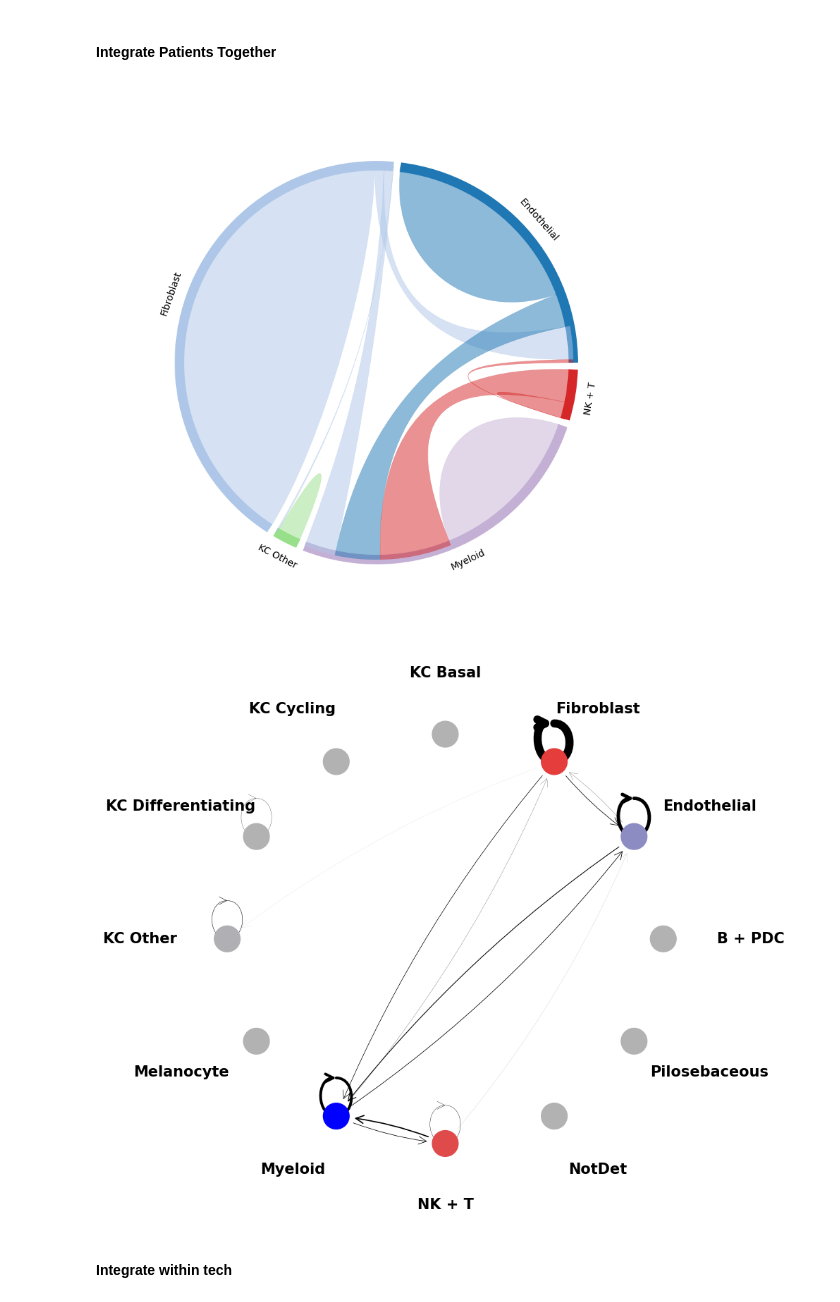
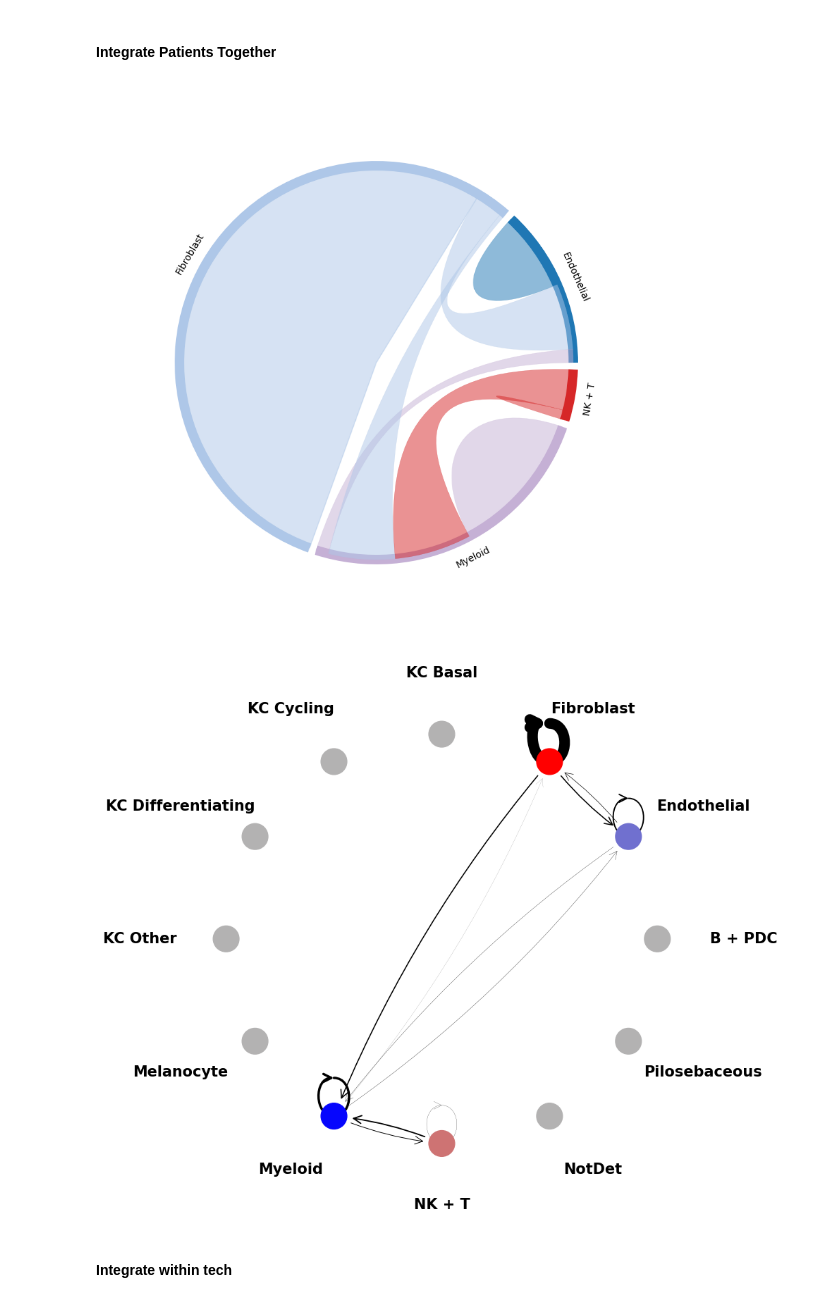
Before and after one commit to BiomedicalMachineLearning/MultimodalCCI, a Jupyter notebook: examples/melanoma_integration.ipynb, the cells around one changed output. Saved outputs shown, nothing was run; the diff lists cells and outputs as text; code cells hidden in the pictures.

```diff
--- a/examples/melanoma_integration.ipynb
+++ b/examples/melanoma_integration.ipynb
@@ -144,19 +144,18 @@ for patient, samples in patients.items():
 # %% [markdown]
 #### Integrate Patients Together
 # %%
-normalised = mmcci.it.normalise_samples_between_tech(
-    [[patient_integrated['6747']], [patient_integrated['21031']], [patient_integrated['48974']], [patient_integrated['66487']]]
+normalised = mmcci.it.normalise_between_tech(
+    [patient_integrated['6747'], patient_integrated['21031'], patient_integrated['48974'], patient_integrated['66487']]
     )
 
-normalised = np.array(normalised).T.tolist()
-integrated = mmcci.it.integrate_between_tech(normalised[0])
+integrated = mmcci.it.integrate_samples(normalised)
 overall = mmcci.it.calculate_overall_interactions(integrated)
 
 mmcci.plt.chord_plot(overall, colors=colors)
 mmcci.plt.network_plot(overall)
 # %% [output]
-[figure, old version]
+[figure, new version]
-[figure, old version]
+[figure, new version]
 # %% [markdown]
 #### Integrate within tech
 # %%
```
Also changed, not shown: parts of 13 cells of this notebook, 15 other files.
